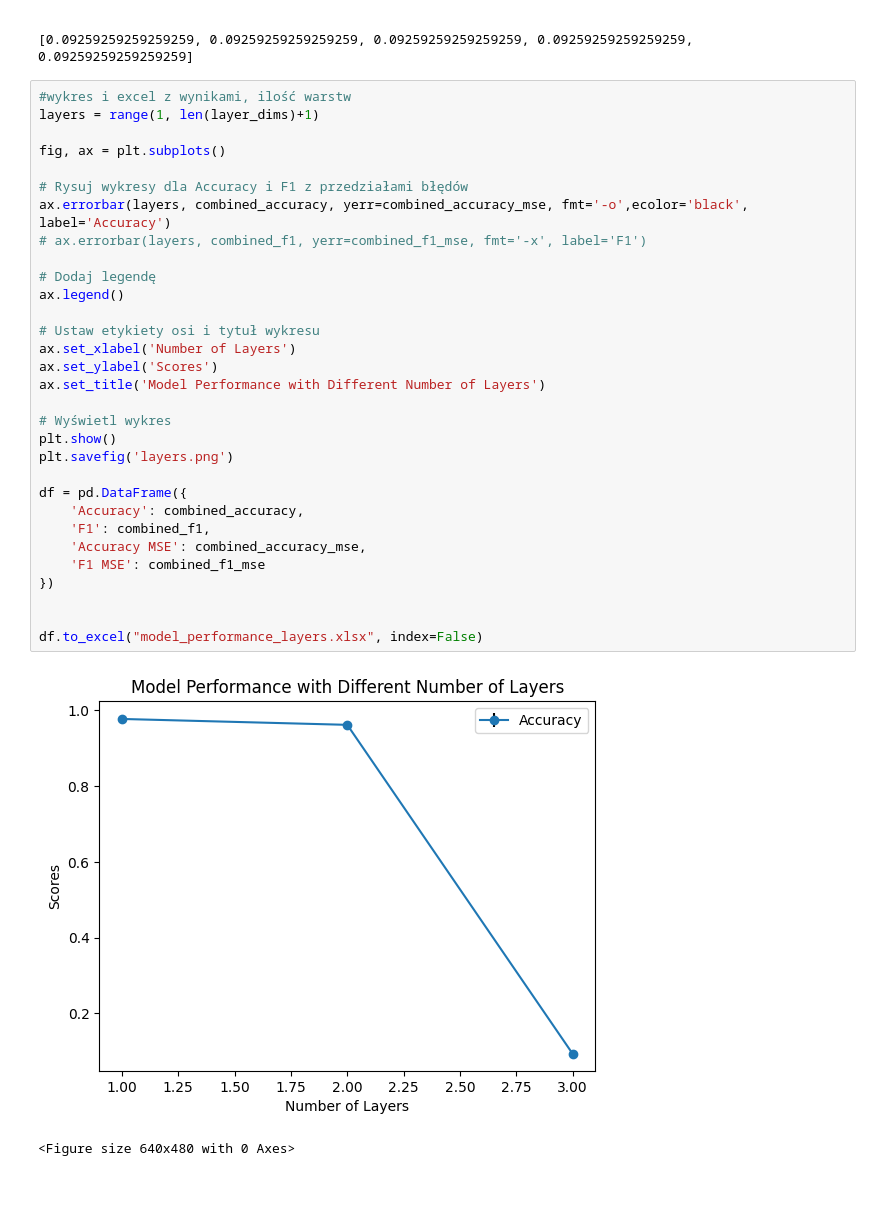
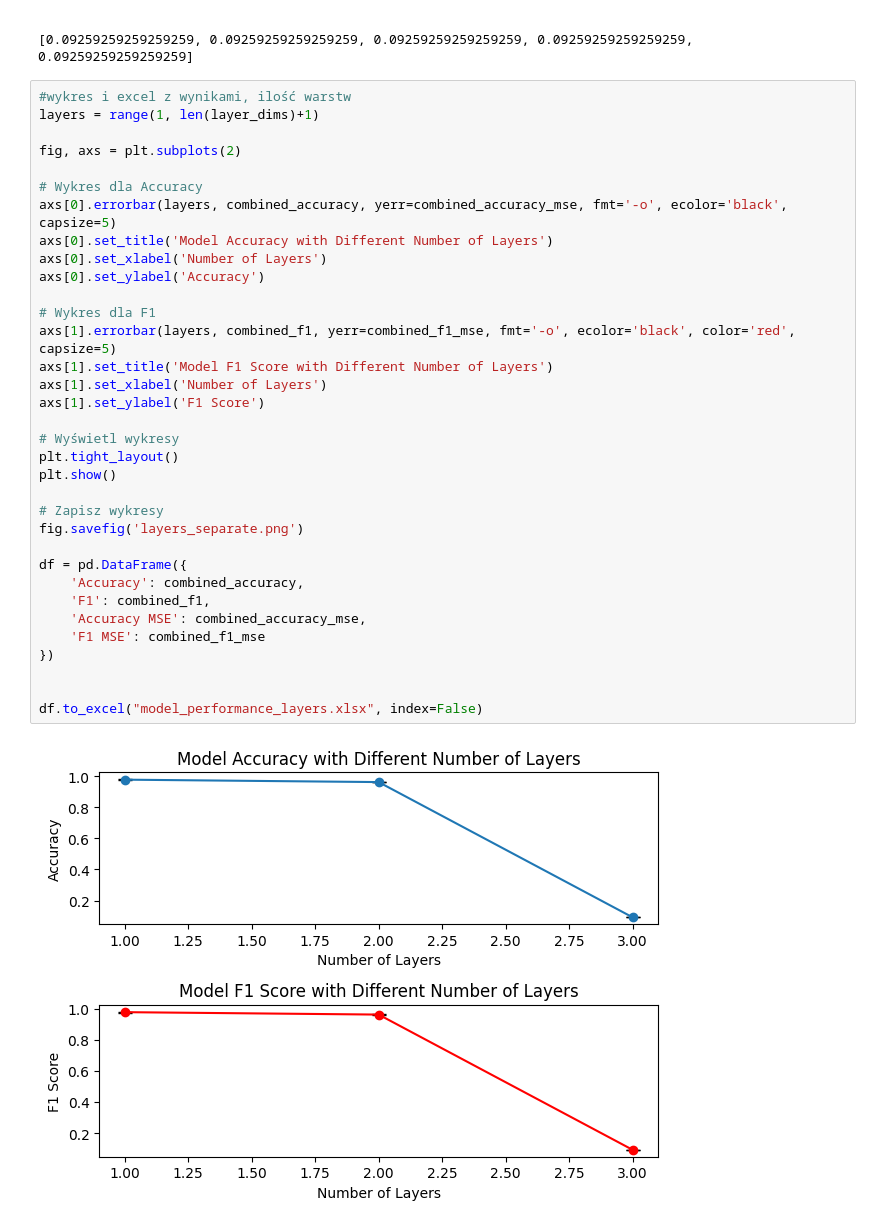
Before and after one commit to stusiojan/WSI_24L, a Jupyter notebook: Zadanie5/MLP.ipynb, the cells around one changed output. Drawn from its saved outputs; the diff is of its cells as text; blank space fills up the shorter version.

```diff
--- a/Zadanie5/MLP.ipynb
+++ b/Zadanie5/MLP.ipynb
@@ -283,34 +283,36 @@ Test Accuracy: 0.0926, Test F1 Score: 0.0926
 # %%
 #wykres i excel z wynikami, ilość warstw
 layers = range(1, len(layer_dims)+1)
 
-fig, ax = plt.subplots()
+fig, axs = plt.subplots(2)
 
-# Rysuj wykresy dla Accuracy i F1 z przedziałami błędów
-ax.errorbar(layers, combined_accuracy, yerr=combined_accuracy_mse, fmt='-o',ecolor='black',  label='Accuracy')
-# ax.errorbar(layers, combined_f1, yerr=combined_f1_mse, fmt='-x', label='F1')
+# Wykres dla Accuracy
+axs[0].errorbar(layers, combined_accuracy, yerr=combined_accuracy_mse, fmt='-o', ecolor='black', capsize=5)
+axs[0].set_title('Model Accuracy with Different Number of Layers')
+axs[0].set_xlabel('Number of Layers')
+axs[0].set_ylabel('Accuracy')
 
-# Dodaj legendę
-ax.legend()
+# Wykres dla F1
+axs[1].errorbar(layers, combined_f1, yerr=combined_f1_mse, fmt='-o', ecolor='black', color='red', capsize=5)
+axs[1].set_title('Model F1 Score with Different Number of Layers')
+axs[1].set_xlabel('Number of Layers')
+axs[1].set_ylabel('F1 Score')
 
-# Ustaw etykiety osi i tytuł wykresu
-ax.set_xlabel('Number of Layers')
-ax.set_ylabel('Scores')
-ax.set_title('Model Performance with Different Number of Layers')
+# Wyświetl wykresy
+plt.tight_layout()
+plt.show()
 
-# Wyświetl wykres
-plt.show()
-plt.savefig('layers.png')
+# Zapisz wykresy
+fig.savefig('layers_separate.png')
 
 df = pd.DataFrame({
     'Accuracy': combined_accuracy,
     'F1': combined_f1,
     'Accuracy MSE': combined_accuracy_mse,
     'F1 MSE': combined_f1_mse
 })
 
 
 df.to_excel("model_performance_layers.xlsx", index=False)
 # %% [output]
-[figure, old version]
+[figure, new version]
-<Figure size 640x480 with 0 Axes>
```
Also changed, not shown: parts of 2 cells of this notebook, 4 other files.
